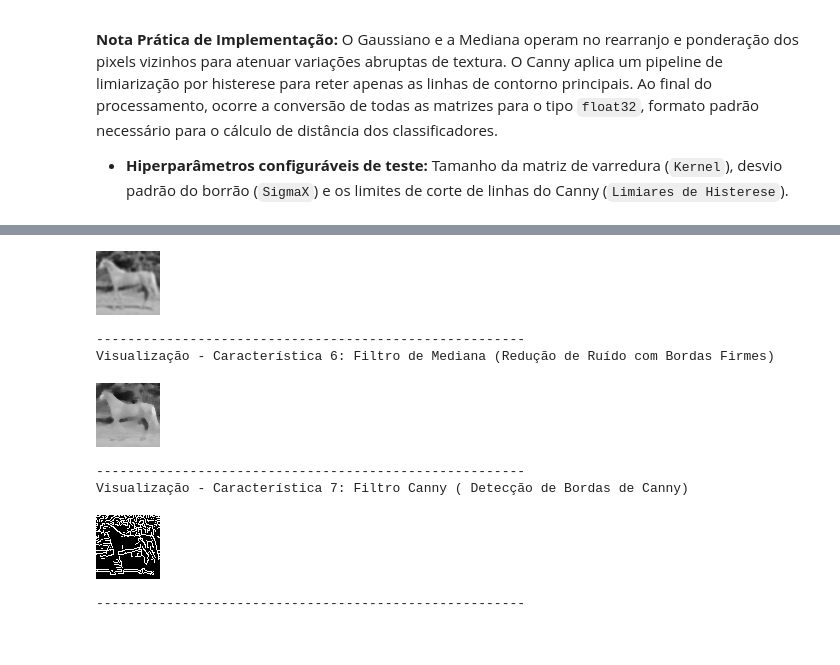
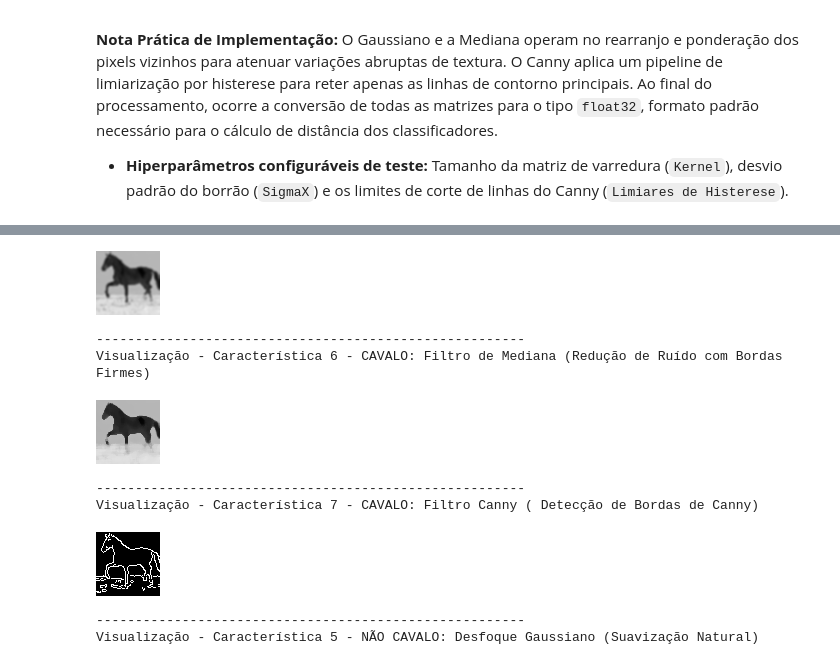
Before and after one commit to vitoriaferreirap/DeepLearning, a Jupyter notebook: MachineLearning/SistemasInteligentes/SistemasInteligentes_ClassificadorCavalos.ipynb, the cells around one changed output, grey strips where cells are left out. Cells and saved outputs as stored; diff of their text form; code cells hidden in the pictures.

```diff
--- a/MachineLearning/SistemasInteligentes/SistemasInteligentes_ClassificadorCavalos.ipynb
+++ b/MachineLearning/SistemasInteligentes/SistemasInteligentes_ClassificadorCavalos.ipynb
@@ -51,7 +81,8 @@ from google.colab.patches import cv2_imshow
 # Monta o drive para acessar os arquivos salvos ontem
 drive.mount('/content/drive')
 
-# Definição do caminho da pasta onde as imagens já estão salvas
-diretorio_destinoDrive = "/content/drive/MyDrive/Trabalho_SistemasInteligentes/datasetCavalos"
+# define caminhos de diretorios
+diretorio_destinoDrive_cavalos =  "/content/drive/MyDrive/Trabalho_SistemasInteligentes/cavalos"
+diretorio_destinoDrive_nao_cavalos =  "/content/drive/MyDrive/Trabalho_SistemasInteligentes/nao_cavalos"
 # %% [output]
 Drive already mounted at /content/drive; to attempt to forcibly remount, call drive.mount("/content/drive", force_remount=True).
@@ -209,32 +345,60 @@ Esta célula executa a extração de características através da aplicação de
 
 * **Hiperparâmetros configuráveis de teste:** Tamanho da matriz de varredura (`Kernel`), desvio padrão do borrão (`SigmaX`) e os limites de corte de linhas do Canny (`Limiares de Histerese`).
 # %%
+# Desfoque  Gaussiano
+gaussian_float_cavalo = cv.GaussianBlur(imgRedimensionada_cavalos, (5, 5), 0)
+# tranforma negativos em positivos
+caracteristica_5_cavalo = gaussian_float_cavalo.astype(np.float32)
 
-# Desfoque  Gaussiano
-gaussian_float = cv.GaussianBlur(imgRedimensionada, (5, 5), 0)
-# tranforma negativos em positivos
-caracteristica_4 = gaussian_float.astype(np.float32)
-
-print("Visualização - Característica 5: Desfoque Gaussiano (Suavização Natural)")
-imagem_visual_gauss = np.uint8(caracteristica_4)
-cv2_imshow(imagem_visual_gauss)
+print("Visualização - Característica 5 - CAVALO: Desfoque Gaussiano (Suavização Natural)")
+imagem_visual_gauss_cavalo = np.uint8(caracteristica_5_cavalo)
+cv2_imshow(imagem_visual_gauss_cavalo)
 print("-" * 55)
 
 # Mediana gaussian_float
-median_float = cv.medianBlur(imgRedimensionada, 5)
-caracteristica_5 = median_float.astype(np.float32)
+median_float_cavalo = cv.medianBlur(imgRedimensionada_cavalos, 5)
+caracteristica_6_cavalo = median_float_cavalo.astype(np.float32)
 
-print("Visualização - Característica 6: Filtro de Mediana (Redução de Ruído com Bordas Firmes)")
-imagem_visual_median = np.uint8(caracteristica_5)
-cv2_imshow(imagem_visual_median)
+print("Visualização - Característica 6 - CAVALO: Filtro de Mediana (Redução de Ruído com Bordas Firmes)")
+imagem_visual_median_cavalo = np.uint8(caracteristica_6_cavalo)
+cv2_imshow(imagem_visual_median_cavalo)
 print("-" * 55)
 
 # Canny
-canny_float = cv.Canny(imgRedimensionada, 100, 200)
-caracteristica_6 = canny_float.astype(np.float32)
+canny_float_cavalo = cv.Canny(imgRedimensionada_cavalos, 100, 200)
+caracteristica_7_cavalo = canny_float_cavalo.astype(np.float32)
 
-print("Visualização - Característica 7: Filtro Canny ( Detecção de Bordas de Canny)")
-imagem_visual_canny = np.uint8(caracteristica_6)
-cv2_imshow(imagem_visual_canny)
+print("Visualização - Característica 7 - CAVALO: Filtro Canny ( Detecção de Bordas de Canny)")
+imagem_visual_canny_cavalo = np.uint8(caracteristica_7_cavalo)
+cv2_imshow(imagem_visual_canny_cavalo)
 print("-" * 55)
+
+
+# Desfoque  Gaussiano
+gaussian_float_nao_cavalos = cv.GaussianBlur(imgRedimensionada_nao_cavalos, (5, 5), 0)
+# tranforma negativos em positivos
+caracteristica_5_nao_cavalos = gaussian_float_nao_cavalos.astype(np.float32)
+
+print("Visualização - Característica 5 - NÃO CAVALO: Desfoque Gaussiano (Suavização Natural)")
+imagem_visual_gauss_nao_cavalos = np.uint8(caracteristica_5_nao_cavalos)
+cv2_imshow(imagem_visual_gauss_nao_cavalos)
+print("-" * 55)
+
+# Mediana gaussian_float
+median_float_nao_cavalos = cv.medianBlur(imgRedimensionada_nao_cavalos, 5)
+caracteristica_6_nao_cavalos = median_float_nao_cavalos.astype(np.float32)
+
+print("Visualização - Característica 6 - NÃO CAVALO: Filtro de Mediana (Redução de Ruído com Bordas Firmes)")
+imagem_visual_median_nao_cavalos = np.uint8(caracteristica_6_nao_cavalos)
+cv2_imshow(imagem_visual_median_nao_cavalos)
+print("-" * 55)
+
+# Canny
+canny_float_nao_cavalos = cv.Canny(imgRedimensionada_nao_cavalos, 100, 200)
+caracteristica_7_nao_cavalos = canny_float_nao_cavalos.astype(np.float32)
+
+print("Visualização - Característica 7 - NÃO CAVALO: Filtro Canny ( Detecção de Bordas de Canny)")
+imagem_visual_canny_nao_cavalos = np.uint8(caracteristica_7_nao_cavalos)
+cv2_imshow(imagem_visual_canny_nao_cavalos)
+print("-" * 55)
 # %% [output]
@@ -242,8 +406,9 @@ Visualização - Característica 5: Desfoque Gaussiano (Suavização Natural)
-[figure, old version]
+[figure, new version]
 -------------------------------------------------------
-Visualização - Característica 6: Filtro de Mediana (Redução de Ruído com Bordas Firmes)
+Visualização - Característica 6 - CAVALO: Filtro de Mediana (Redução de Ruído com Bordas Firmes)
-[figure, old version]
+[figure, new version]
 -------------------------------------------------------
-Visualização - Característica 7: Filtro Canny ( Detecção de Bordas de Canny)
+Visualização - Característica 7 - CAVALO: Filtro Canny ( Detecção de Bordas de Canny)
-[figure, old version]
+[figure, new version]
 -------------------------------------------------------
+Visualização - Característica 5 - NÃO CAVALO: Desfoque Gaussiano (Suavização Natural)
```
Also changed, not shown: parts of 8 cells of this notebook.
